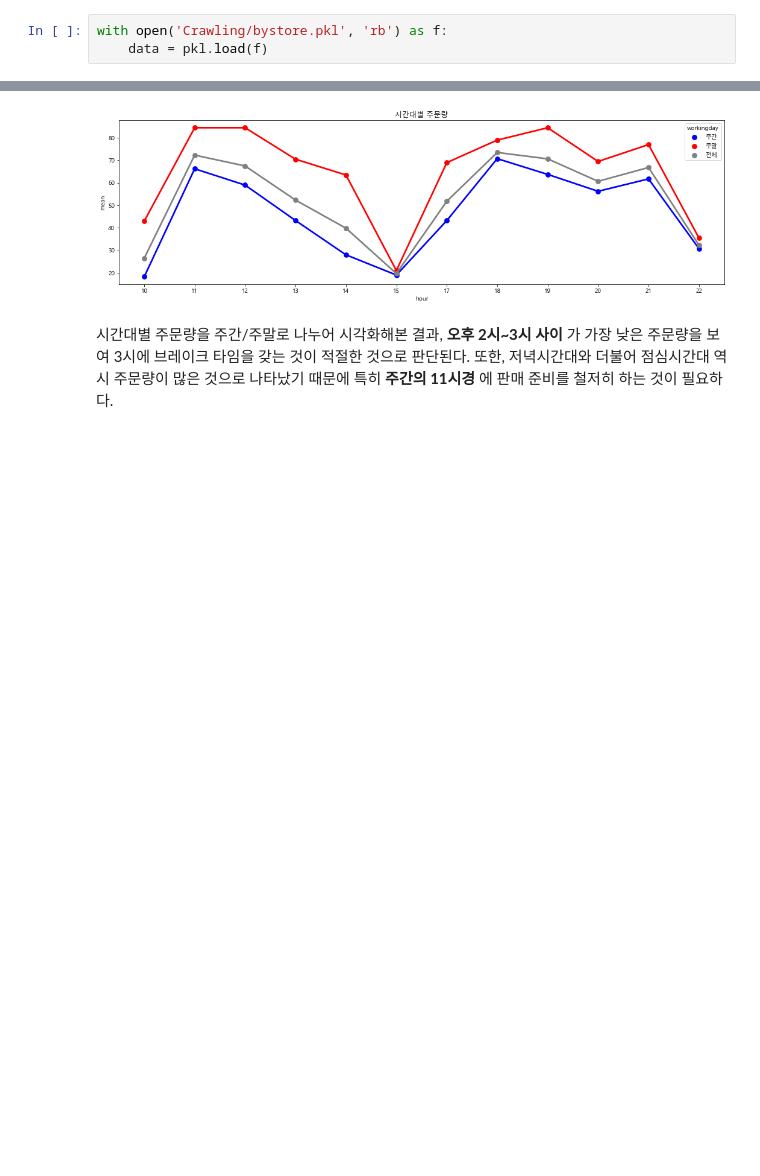
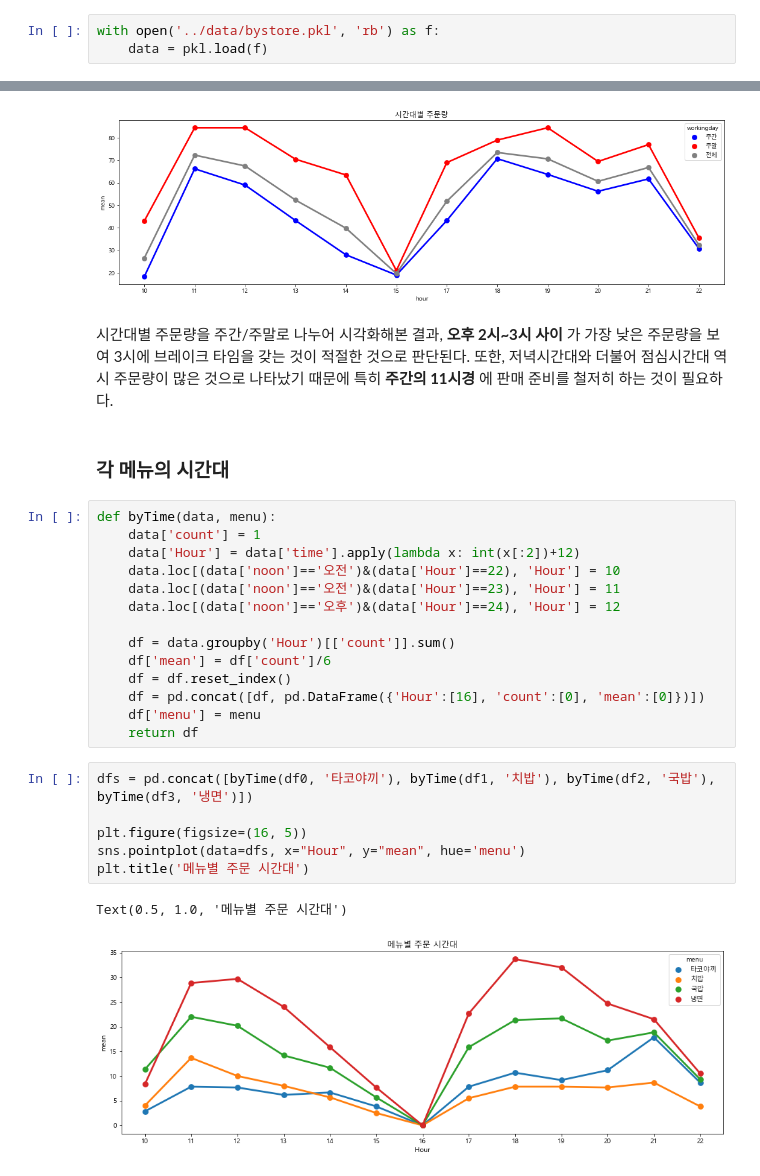
Before and after one commit to Cceugene/Baemin, a Jupyter notebook: Visualization/time_data.ipynb, the cells around one changed output, grey strips where cells are left out. Drawn from its saved outputs; the diff is of its cells as text; blank space fills up the shorter version.

```diff
--- a/Visualization/time_data.ipynb
+++ b/Visualization/time_data.ipynb
@@ -6,7 +6,7 @@ import pickle as pkl
 # %% [markdown]
 ## Pickle로 데이터 불러오기
 # %%
-with open('Crawling/bystore.pkl', 'rb') as f:
+with open('../data/bystore.pkl', 'rb') as f:
     data = pkl.load(f)
 # %% [markdown]
 ## 날짜와 시간으로 나누기
@@ -182,3 +182,28 @@ Text(0.5, 1.0, '시간대별 주문량')
 [figure]
 # %% [markdown]
  시간대별 주문량을 주간/주말로 나누어 시각화해본 결과, __오후 2시~3시 사이__ 가 가장 낮은 주문량을 보여 3시에 브레이크 타임을 갖는 것이 적절한 것으로 판단된다. 또한, 저녁시간대와 더불어 점심시간대 역시 주문량이 많은 것으로 나타났기 때문에 특히 __주간의 11시경__ 에 판매 준비를 철저히 하는 것이 필요하다.
+# %% [markdown]
+### 각 메뉴의 시간대
+# %%
+def byTime(data, menu):
+    data['count'] = 1
+    data['Hour'] = data['time'].apply(lambda x: int(x[:2])+12)
+    data.loc[(data['noon']=='오전')&(data['Hour']==22), 'Hour'] = 10
+    data.loc[(data['noon']=='오전')&(data['Hour']==23), 'Hour'] = 11
+    data.loc[(data['noon']=='오후')&(data['Hour']==24), 'Hour'] = 12
+
+    df = data.groupby('Hour')[['count']].sum()
+    df['mean'] = df['count']/6
+    df = df.reset_index()
+    df = pd.concat([df, pd.DataFrame({'Hour':[16], 'count':[0], 'mean':[0]})])
+    df['menu'] = menu
+    return df
+# %%
+dfs = pd.concat([byTime(df0, '타코야끼'), byTime(df1, '치밥'), byTime(df2, '국밥'), byTime(df3, '냉면')])
+
+plt.figure(figsize=(16, 5))
+sns.pointplot(data=dfs, x="Hour", y="mean", hue='menu')
+plt.title('메뉴별 주문 시간대')
+# %% [output]
+Text(0.5, 1.0, '메뉴별 주문 시간대')
+[figure, added]
```
Also changed, not shown: parts of 3 cells of this notebook, 8 other files.
